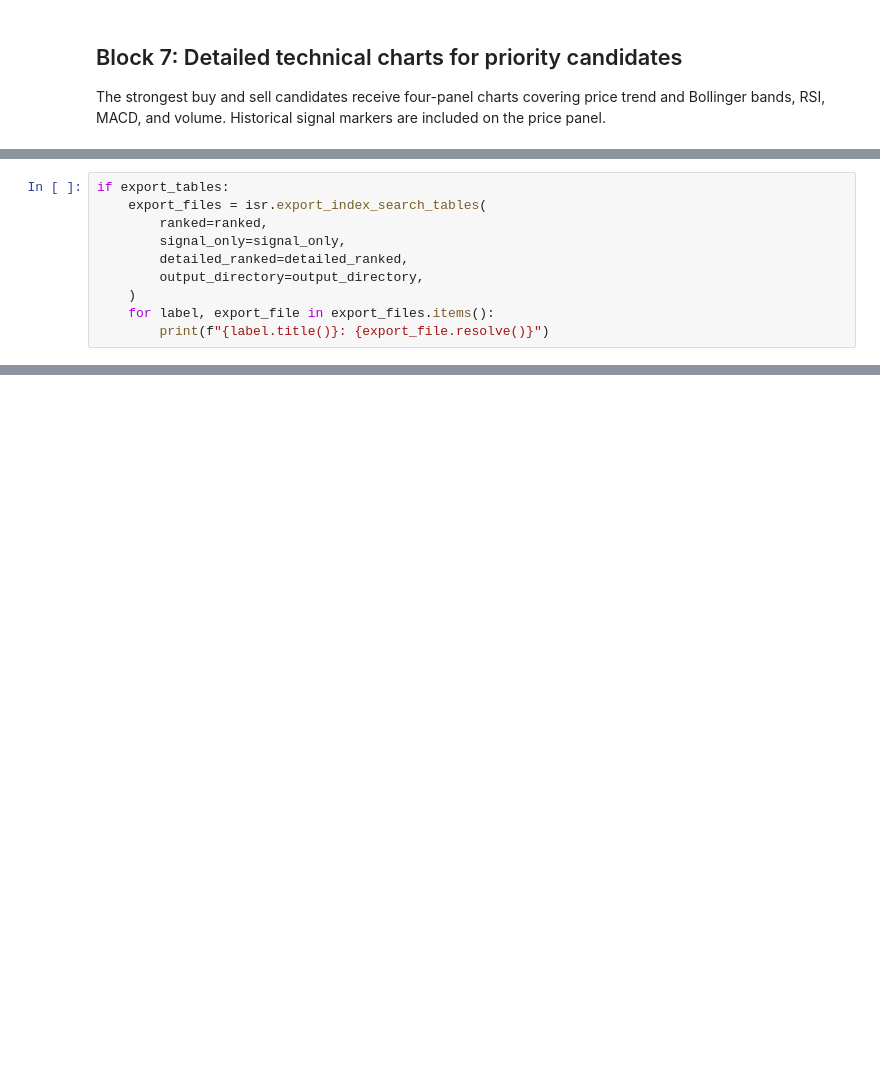
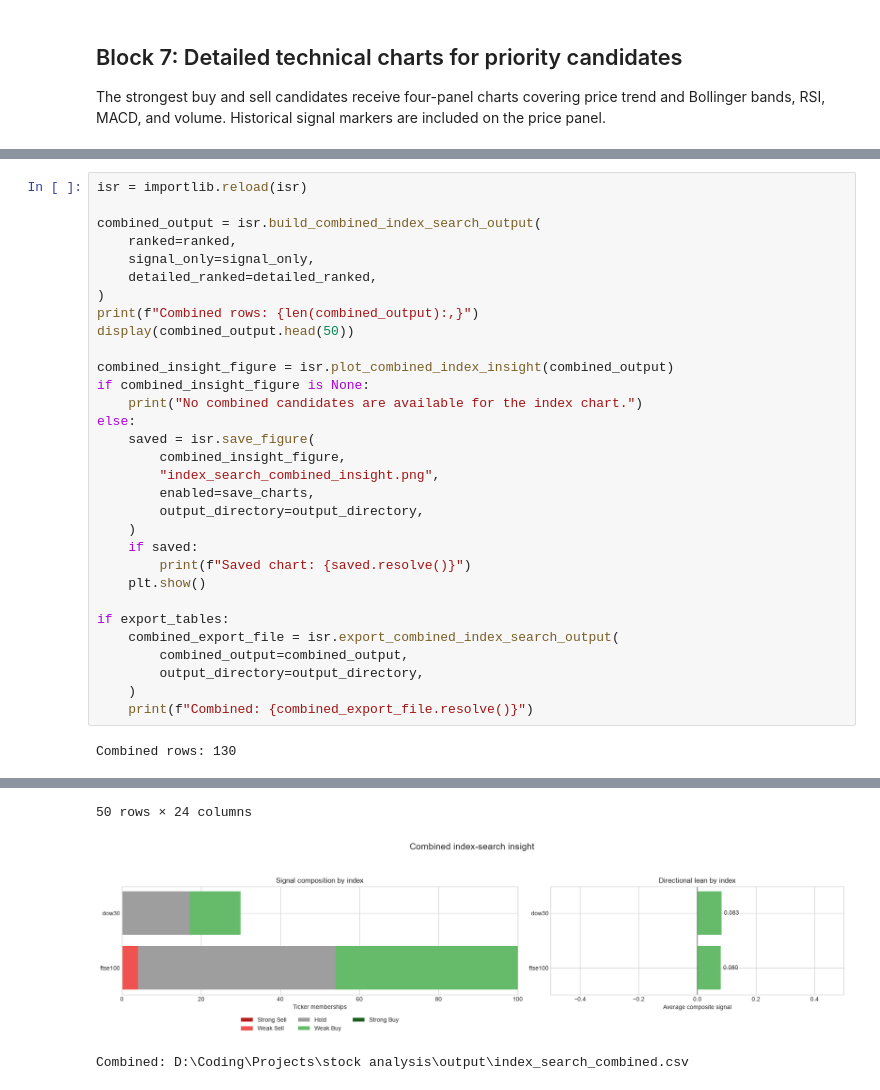
Before and after one commit to tathagata1/stock-analysis, a Jupyter notebook: 03_index_search.ipynb, the cells around one changed output, grey strips where cells are left out. Cells and saved outputs as stored; diff of their text form; blank space fills up the shorter version.

Commit message:
updated index search

```diff
--- a/03_index_search.ipynb
+++ b/03_index_search.ipynb
@@ -198,10 +201,0 @@ Exports the raw ranked rows, actionable signals, and the consolidated detailed c
-# %%
-if export_tables:
-    export_files = isr.export_index_search_tables(
-        ranked=ranked,
-        signal_only=signal_only,
-        detailed_ranked=detailed_ranked,
-        output_directory=output_directory,
-    )
-    for label, export_file in export_files.items():
-        print(f"{label.title()}: {export_file.resolve()}")
@@ -211,0 +206,33 @@ Details: D:\Coding\Projects\stock analysis\output\index_search_detailed_candidat
+# %%
+isr = importlib.reload(isr)
+
+combined_output = isr.build_combined_index_search_output(
+    ranked=ranked,
+    signal_only=signal_only,
+    detailed_ranked=detailed_ranked,
+)
+print(f"Combined rows: {len(combined_output):,}")
+display(combined_output.head(50))
+
+combined_insight_figure = isr.plot_combined_index_insight(combined_output)
+if combined_insight_figure is None:
+    print("No combined candidates are available for the index chart.")
+else:
+    saved = isr.save_figure(
+        combined_insight_figure,
+        "index_search_combined_insight.png",
+        enabled=save_charts,
+        output_directory=output_directory,
+    )
+    if saved:
+        print(f"Saved chart: {saved.resolve()}")
+    plt.show()
+
+if export_tables:
+    combined_export_file = isr.export_combined_index_search_output(
+        combined_output=combined_output,
+        output_directory=output_directory,
+    )
+    print(f"Combined: {combined_export_file.resolve()}")
+# %% [output]
+Combined rows: 130
@@ -211,0 +256,3 @@ Details: D:\Coding\Projects\stock analysis\output\index_search_detailed_candidat
+50 rows × 24 columns
+[figure, added]
+Combined: D:\Coding\Projects\stock analysis\output\index_search_combined.csv
```
Also changed, not shown: parts of 9 cells of this notebook, 2 other files.
